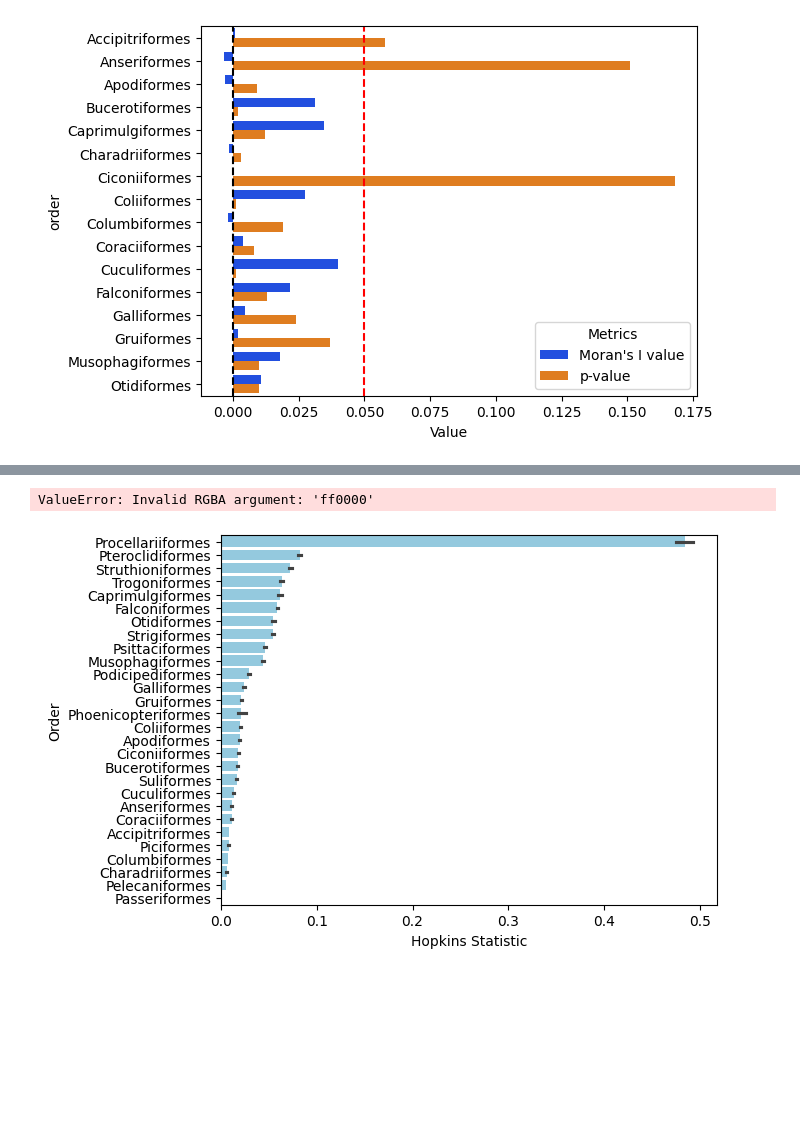
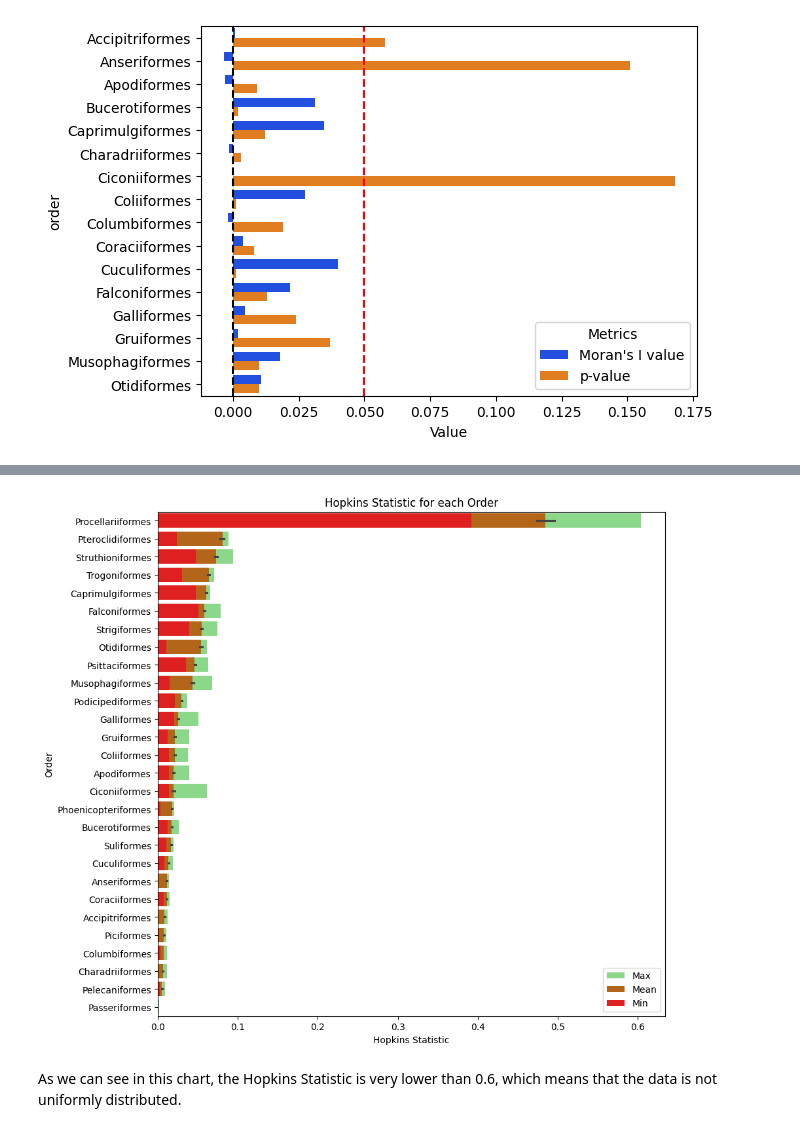
Before and after one commit to zahra-zibzee/Environmental-Data-Analysis, a Jupyter notebook: Project2/question1.ipynb, the cells around one changed output, grey strips where cells are left out. Cells and saved outputs as stored; diff of their text form; code cells hidden in the pictures; blank space fills up the shorter version.

Commit message:
hopkins report completed

```diff
--- a/Project2/question1.ipynb
+++ b/Project2/question1.ipynb
@@ -465,39 +425,41 @@ hdf.sort_index(axis=1, key=lambda x: hdf[x].mean(), ascending=False)
 # %%
 
 hdf = pd.DataFrame(hopkins)
 hdf = hdf.sort_index(axis=1, key=lambda x: hdf[x].mean(), ascending=False)
+plt.figure(figsize=(10, 10))
+
+sns.barplot(
+    data=hdf.max().reset_index(name="Hopkins Statistic"),
+    y="index",
+    x="Hopkins Statistic",
+    legend="full",
+    alpha=0.5,
+    color=(0, 0.8, 0),
+    label = 'Max'
+)
 
 sns.barplot(
     data=hdf.melt(
         var_name="Order",
         value_name="Hopkins Statistic",
     ),
     y="Order",
     x="Hopkins Statistic",
-    color="skyblue",
+    color=(0.8, 0.4, 0),
+    label = 'Mean'
 )
-
 sns.barplot(
-    data=hdf.min().sort_values().reset_index(name="Hopkins Statistic"),
+    data=hdf.min().reset_index(name="Hopkins Statistic"),
     y="index",
     x="Hopkins Statistic",
-    color="ff0000",
-)
-
-sns.barplot(
-    data=hdf.max().sort_values().reset_index(name="Hopkins Statistic"),
-    y="index",
-    x="Hopkins Statistic",
-    legend="full",
-    alpha=0.5,
+    color=(1, 0, 0),
+    label = 'Min'
 )
 plt.title("Hopkins Statistic for each Order")
 plt.xlabel("Hopkins Statistic")
 plt.ylabel("Order")
-
-# plt.
-
 plt.show()
 # %% [output]
-ValueError: Invalid RGBA argument: 'ff0000'
-[figure, old version]
+[figure, new version]
+# %% [markdown]
+As we can see in this chart, the Hopkins Statistic is very lower than 0.6, which means that the data is not uniformly distributed.
```
Also changed, not shown: parts of 3 cells of this notebook, 1 other file.
